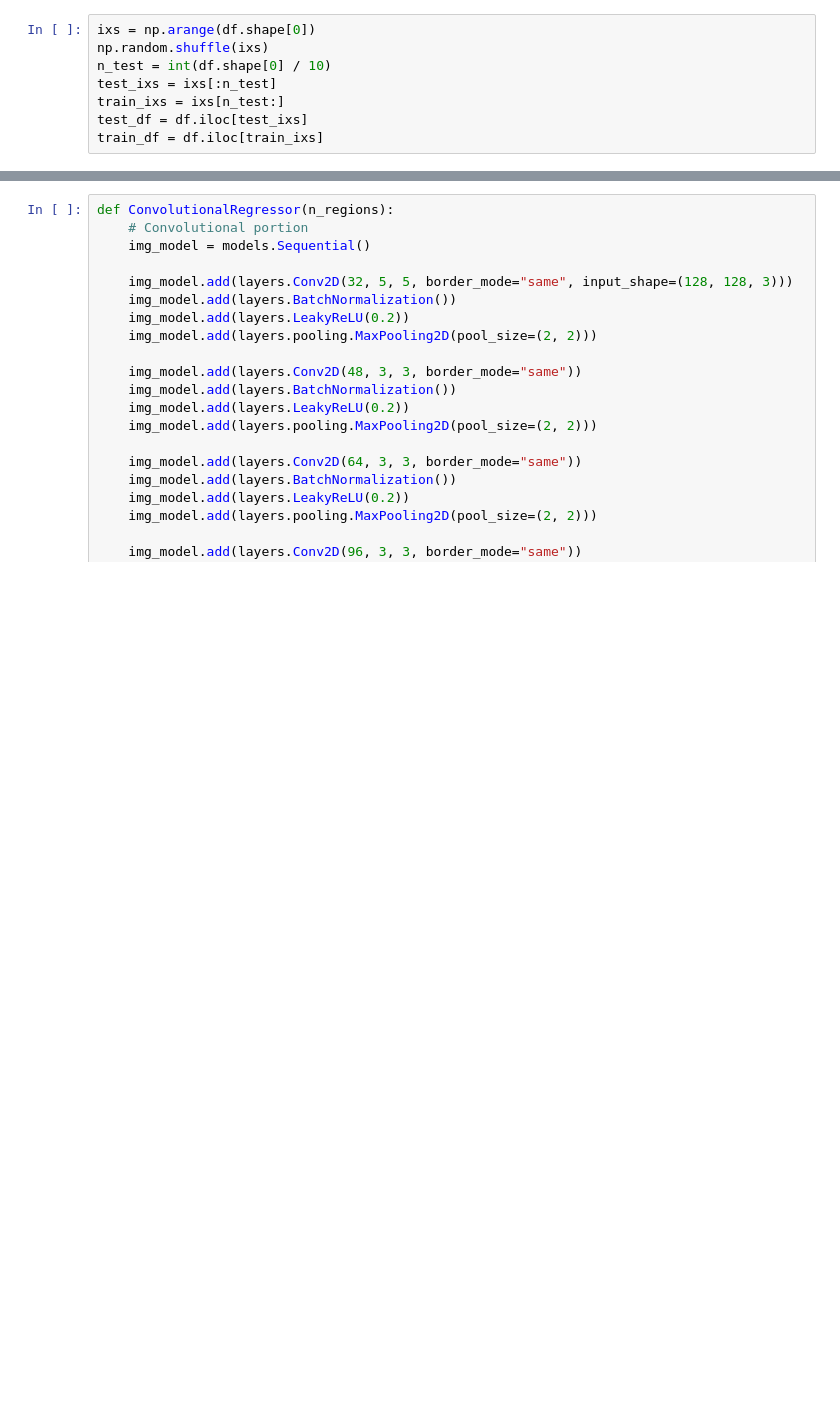
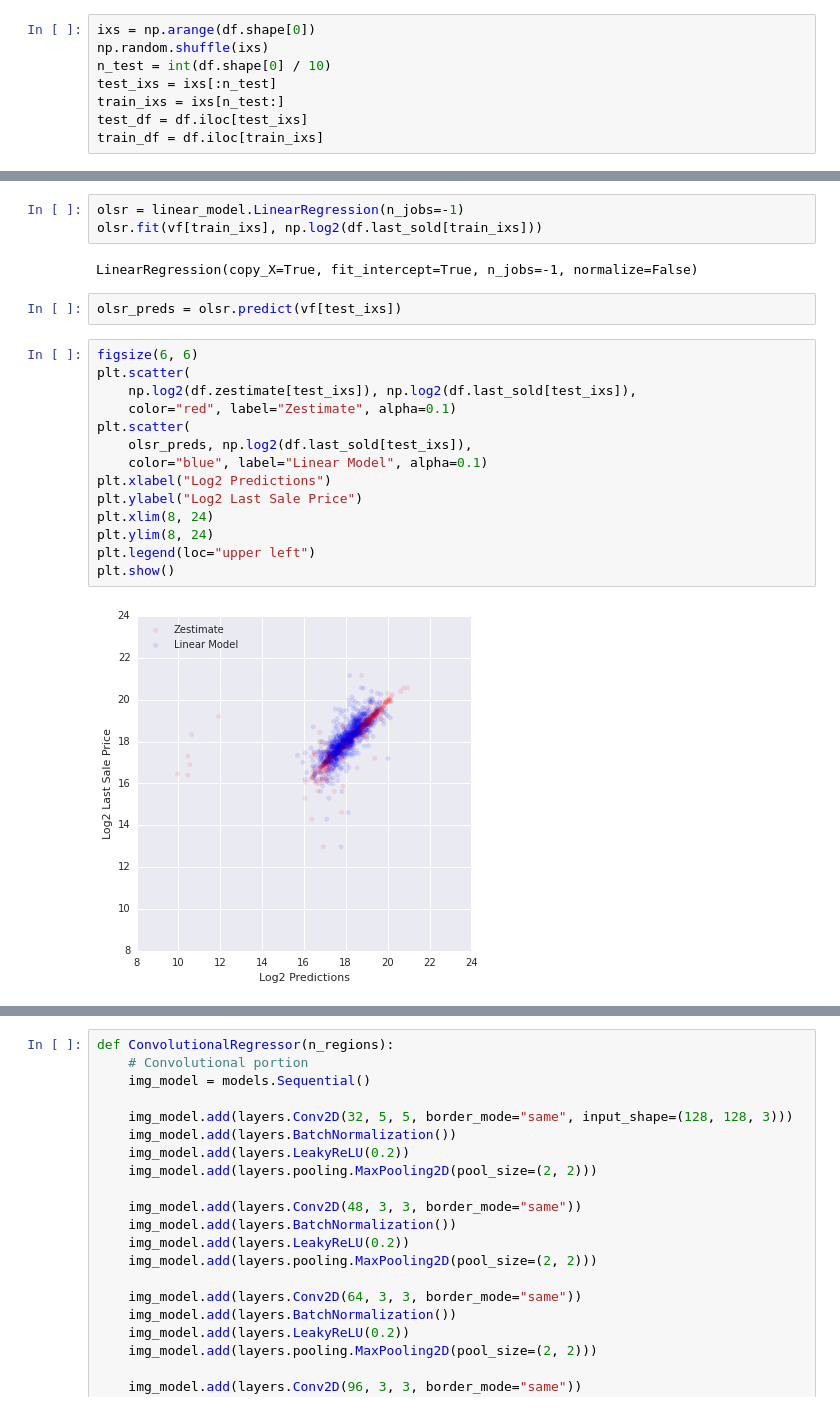
Before and after one commit to jeffschecter/sandbox, a Jupyter notebook: zillow/zillow.ipynb, the cells around one changed output, grey strips where cells are left out. Drawn from its saved outputs; the diff is of its cells as text; blank space fills up the shorter version.

```diff
--- a/zillow/zillow.ipynb
+++ b/zillow/zillow.ipynb
@@ -61,0 +99,23 @@ train_df = df.iloc[train_ixs]
+# %%
+olsr = linear_model.LinearRegression(n_jobs=-1)
+olsr.fit(vf[train_ixs], np.log2(df.last_sold[train_ixs]))
+# %% [output]
+LinearRegression(copy_X=True, fit_intercept=True, n_jobs=-1, normalize=False)
+# %%
+olsr_preds = olsr.predict(vf[test_ixs])
+# %%
+figsize(6, 6)
+plt.scatter(
+    np.log2(df.zestimate[test_ixs]), np.log2(df.last_sold[test_ixs]),
+    color="red", label="Zestimate", alpha=0.1)
+plt.scatter(
+    olsr_preds, np.log2(df.last_sold[test_ixs]),
+    color="blue", label="Linear Model", alpha=0.1)
+plt.xlabel("Log2 Predictions")
+plt.ylabel("Log2 Last Sale Price")
+plt.xlim(8, 24)
+plt.ylim(8, 24)
+plt.legend(loc="upper left")
+plt.show()
+# %% [output]
+[figure, added]
```
Also changed, not shown: parts of 16 cells of this notebook, 1 other file.
